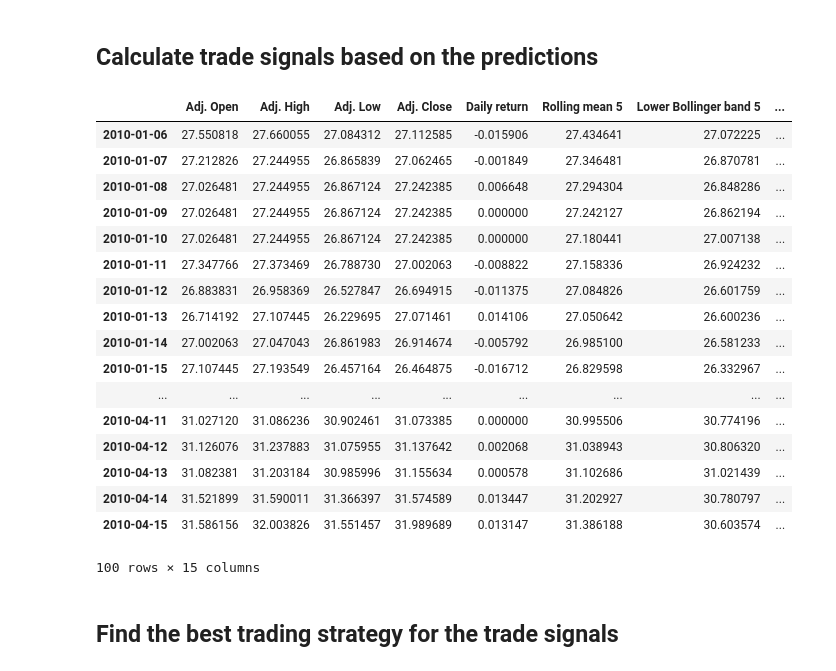
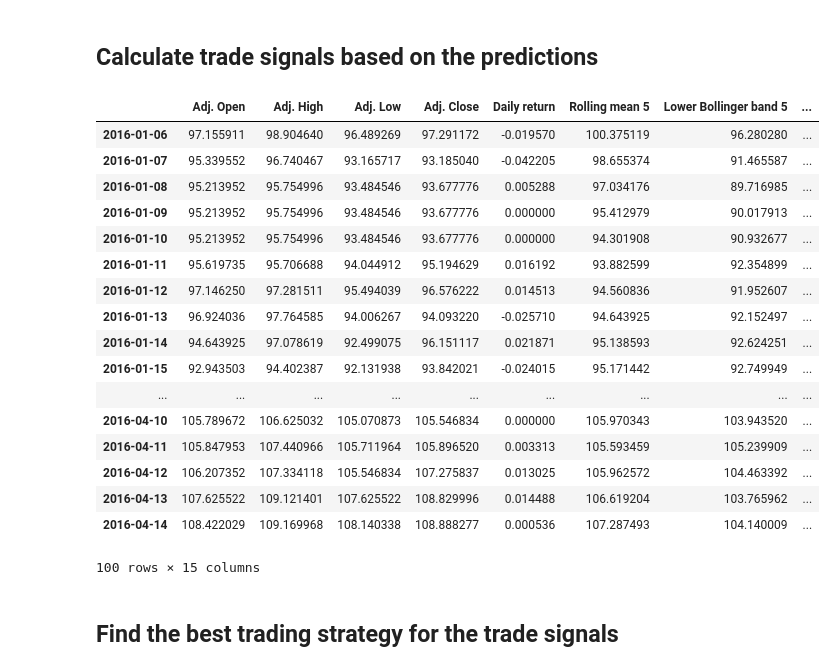
Before and after one commit to iamandicip/ml_projects, a Jupyter notebook: capstone_project/stock_market_forecast.ipynb, the cells around one changed output. Cells and saved outputs as stored; diff of their text form; code cells hidden in the pictures.

```diff
--- a/capstone_project/stock_market_forecast.ipynb
+++ b/capstone_project/stock_market_forecast.ipynb
@@ -103,7 +102,7 @@ if not skip:
 # %% [markdown]
 ## Generate training and testing datasets
 # %%
-if not skip:
+if train:
     data = dataset.drop(labels=['Future Price'], axis=1)
     target = dataset['Future Price']
     X_train, X_test, y_train, y_test = train_test_split(data, target, test_size=0.3, random_state=42)
@@ -111,7 +110,7 @@ if not skip:
     print ('Training set has {0} samples.'.format(X_train.shape[0]))
     print ('Testing set has {0} samples.'.format(X_test.shape[0]))
 # %%
-if not skip:
+if train:
     model_filenames = []
     for reg in estimators:
         class_name = reg.named_steps['reg'].__class__.__name__
@@ -138,12 +149,13 @@ if not skip:
 # %% [markdown]
 ## Generate a validation set and test the prediction accuracy
 # %%
-symbol = tickers[0]
-window = 5
-look_ahead = 1
-valid_start_date = datetime.datetime(2017, 1, 1)
-valid_end_date = datetime.datetime(2017, 8, 31)
+if validate:
+    symbol = tickers[0]
+    window = 5
+    look_ahead = 1
+    valid_start_date = datetime.datetime(2017, 1, 1)
+    valid_end_date = datetime.datetime(2017, 8, 31)
 
-valid_dataset = su.preprocess_data(symbol, window, look_ahead, valid_start_date, valid_end_date)
+    valid_dataset = su.preprocess_data(symbol, window, look_ahead, valid_start_date, valid_end_date)
 
-valid_dataset.head()
+    valid_dataset.head()
@@ -242,0 +167,9 @@ dataset[:100]
+# %%
+symbol = 'AAPL'
+test_start_date = datetime.datetime(2016, 1, 1)
+test_end_date = datetime.datetime(2017, 8, 31)
+
+dataset = su.preprocess_data(symbol, window, look_ahead, test_start_date, test_end_date)
+
+#calculate the predicted prices
+pred = su.calculate_predictions_for_dataset(dataset=dataset, estimators=estimators, plot_and_print=False)
@@ -245,44 +188,36 @@ dataset[:100]
 # %%
 #add the predicted prices to the dataset
 dataset['Predicted Price'] = pred
 
-#limit at which to buy
-upper_limit = 0.01
-#limit at which to sell
-lower_limit = 0.01
-#tolerance for the difference between the rolling mean and the adjusted close
-rm_tol = 0.005
+#price variation in percentage which can inform trade decisions
+delta = 0.02
 
-signaller_params = {\
-                    'upper_limit' : upper_limit, \
-                    'lower_limit' : lower_limit, \
-                    'rm_tol' : rm_tol \
-                   }
+signaller_params = {'delta' : delta}
 
 #calculate trade signals based on different indicators and add those signals to the dataframe
 signaller = sg.Signaller(signaller_params)
 
 dataset = signaller.calculate_trade_signal(dataset)
 
 dataset[:100]
 # %% [output]
 |  | Adj. Open | Adj. High | Adj. Low | Adj. Close | Daily return | Rolling mean 5 | Lower Bollinger band 5 | ... |
-| 2010-01-06 | 27.550818 | 27.660055 | 27.084312 | 27.112585 | -0.015906 | 27.434641 | 27.072225 | ... |
-| 2010-01-07 | 27.212826 | 27.244955 | 26.865839 | 27.062465 | -0.001849 | 27.346481 | 26.870781 | ... |
-| 2010-01-08 | 27.026481 | 27.244955 | 26.867124 | 27.242385 | 0.006648 | 27.294304 | 26.848286 | ... |
-| 2010-01-09 | 27.026481 | 27.244955 | 26.867124 | 27.242385 | 0.000000 | 27.242127 | 26.862194 | ... |
-| 2010-01-10 | 27.026481 | 27.244955 | 26.867124 | 27.242385 | 0.000000 | 27.180441 | 27.007138 | ... |
-| 2010-01-11 | 27.347766 | 27.373469 | 26.788730 | 27.002063 | -0.008822 | 27.158336 | 26.924232 | ... |
-| 2010-01-12 | 26.883831 | 26.958369 | 26.527847 | 26.694915 | -0.011375 | 27.084826 | 26.601759 | ... |
-| 2010-01-13 | 26.714192 | 27.107445 | 26.229695 | 27.071461 | 0.014106 | 27.050642 | 26.600236 | ... |
-| 2010-01-14 | 27.002063 | 27.047043 | 26.861983 | 26.914674 | -0.005792 | 26.985100 | 26.581233 | ... |
-| 2010-01-15 | 27.107445 | 27.193549 | 26.457164 | 26.464875 | -0.016712 | 26.829598 | 26.332967 | ... |
+| 2016-01-06 | 97.155911 | 98.904640 | 96.489269 | 97.291172 | -0.019570 | 100.375119 | 96.280280 | ... |
+| 2016-01-07 | 95.339552 | 96.740467 | 93.165717 | 93.185040 | -0.042205 | 98.655374 | 91.465587 | ... |
+| 2016-01-08 | 95.213952 | 95.754996 | 93.484546 | 93.677776 | 0.005288 | 97.034176 | 89.716985 | ... |
+| 2016-01-09 | 95.213952 | 95.754996 | 93.484546 | 93.677776 | 0.000000 | 95.412979 | 90.017913 | ... |
+| 2016-01-10 | 95.213952 | 95.754996 | 93.484546 | 93.677776 | 0.000000 | 94.301908 | 90.932677 | ... |
+| 2016-01-11 | 95.619735 | 95.706688 | 94.044912 | 95.194629 | 0.016192 | 93.882599 | 92.354899 | ... |
+| 2016-01-12 | 97.146250 | 97.281511 | 95.494039 | 96.576222 | 0.014513 | 94.560836 | 91.952607 | ... |
+| 2016-01-13 | 96.924036 | 97.764585 | 94.006267 | 94.093220 | -0.025710 | 94.643925 | 92.152497 | ... |
+| 2016-01-14 | 94.643925 | 97.078619 | 92.499075 | 96.151117 | 0.021871 | 95.138593 | 92.624251 | ... |
+| 2016-01-15 | 92.943503 | 94.402387 | 92.131938 | 93.842021 | -0.024015 | 95.171442 | 92.749949 | ... |
 | ... | ... | ... | ... | ... | ... | ... | ... | ... |
-| 2010-04-11 | 31.027120 | 31.086236 | 30.902461 | 31.073385 | 0.000000 | 30.995506 | 30.774196 | ... |
-| 2010-04-12 | 31.126076 | 31.237883 | 31.075955 | 31.137642 | 0.002068 | 31.038943 | 30.806320 | ... |
-| 2010-04-13 | 31.082381 | 31.203184 | 30.985996 | 31.155634 | 0.000578 | 31.102686 | 31.021439 | ... |
-| 2010-04-14 | 31.521899 | 31.590011 | 31.366397 | 31.574589 | 0.013447 | 31.202927 | 30.780797 | ... |
-| 2010-04-15 | 31.586156 | 32.003826 | 31.551457 | 31.989689 | 0.013147 | 31.386188 | 30.603574 | ... |
+| 2016-04-10 | 105.789672 | 106.625032 | 105.070873 | 105.546834 | 0.000000 | 105.970343 | 103.943520 | ... |
+| 2016-04-11 | 105.847953 | 107.440966 | 105.711964 | 105.896520 | 0.003313 | 105.593459 | 105.239909 | ... |
+| 2016-04-12 | 106.207352 | 107.334118 | 105.546834 | 107.275837 | 0.013025 | 105.962572 | 104.463392 | ... |
+| 2016-04-13 | 107.625522 | 109.121401 | 107.625522 | 108.829996 | 0.014488 | 106.619204 | 103.765962 | ... |
+| 2016-04-14 | 108.422029 | 109.169968 | 108.140338 | 108.888277 | 0.000536 | 107.287493 | 104.140009 | ... |
 100 rows × 15 columns
 # %% [markdown]
 ## Find the best trading strategy for the trade signals
```
Also changed, not shown: parts of 27 cells of this notebook, 2 other files.
